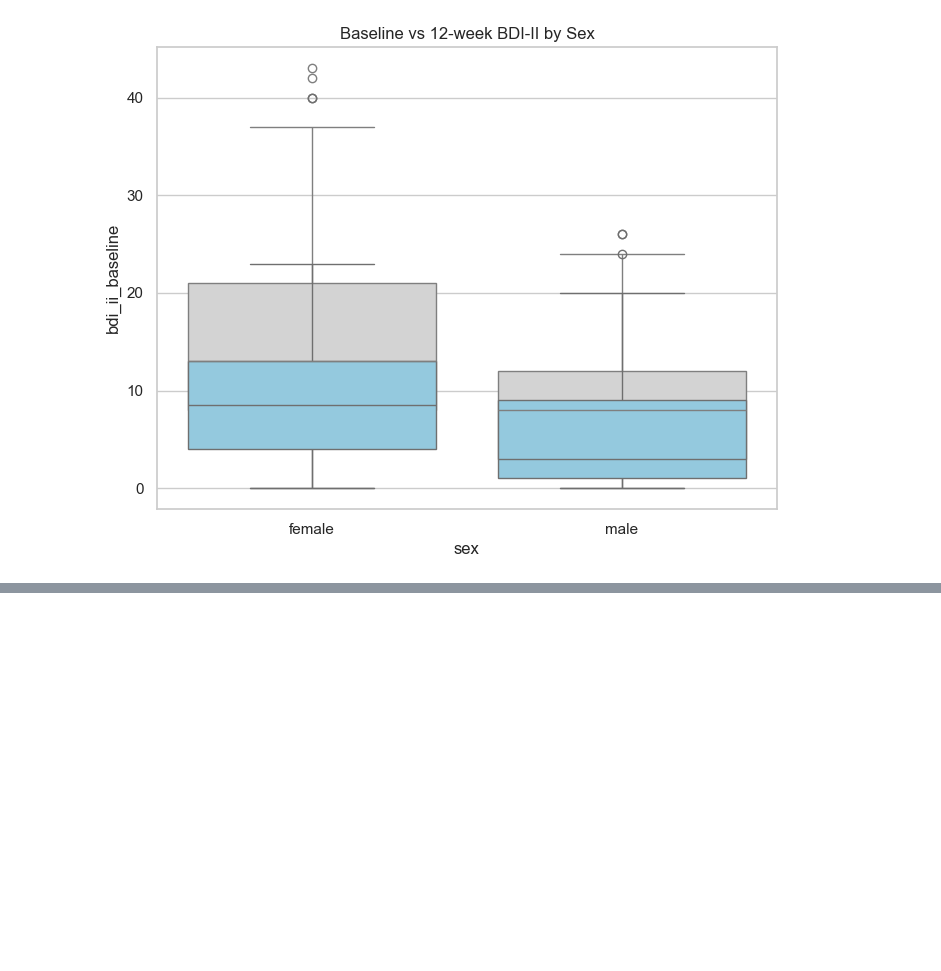
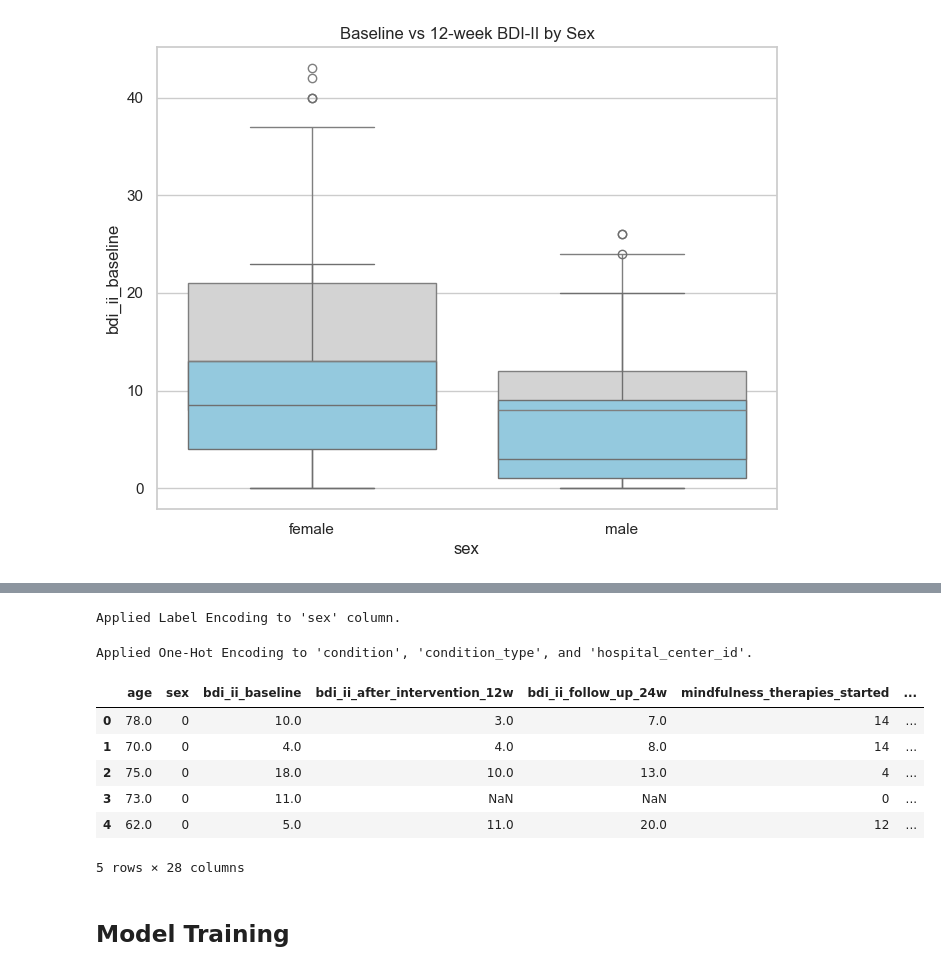
Before and after one commit to jawadchy2150/BHI-2025-Team_Blackout-track1, a Jupyter notebook: EDA.ipynb, the cells around one changed output, grey strips where cells are left out. Drawn from its saved outputs; the diff is of its cells as text; code cells hidden in the pictures; blank space fills up the shorter version.

```diff
--- a/EDA.ipynb
+++ b/EDA.ipynb
@@ -433,0 +466,27 @@ plt.show()
+# %%
+df_encoded = df_cleaned.copy()
+# %%
+sex_mapping = {'female': 0, 'male': 1}
+# %%
+df_encoded['sex'] = df_encoded['sex'].map(sex_mapping)
+print("Applied Label Encoding to 'sex' column.")
+# %% [output]
+Applied Label Encoding to 'sex' column.
+# %%
+cat_cols1 = ['condition', 'condition_type', 'hospital_center_id']
+df_encoded = pd.get_dummies(df_encoded, columns=cat_cols1, prefix=cat_cols1, dtype=int)
+print("Applied One-Hot Encoding to 'condition', 'condition_type', and 'hospital_center_id'.")
+# %% [output]
+Applied One-Hot Encoding to 'condition', 'condition_type', and 'hospital_center_id'.
+# %%
+df_encoded.head()
+# %% [output]
+|  | age | sex | bdi_ii_baseline | bdi_ii_after_intervention_12w | bdi_ii_follow_up_24w | mindfulness_therapies_started | ... |
+| 0 | 78.0 | 0 | 10.0 | 3.0 | 7.0 | 14 | ... |
+| 1 | 70.0 | 0 | 4.0 | 4.0 | 8.0 | 14 | ... |
+| 2 | 75.0 | 0 | 18.0 | 10.0 | 13.0 | 4 | ... |
+| 3 | 73.0 | 0 | 11.0 | NaN | NaN | 0 | ... |
+| 4 | 62.0 | 0 | 5.0 | 11.0 | 20.0 | 12 | ... |
+5 rows × 28 columns
+# %% [markdown]
+## Model Training
```
Also changed, not shown: parts of 11 cells of this notebook, 1 other file.
